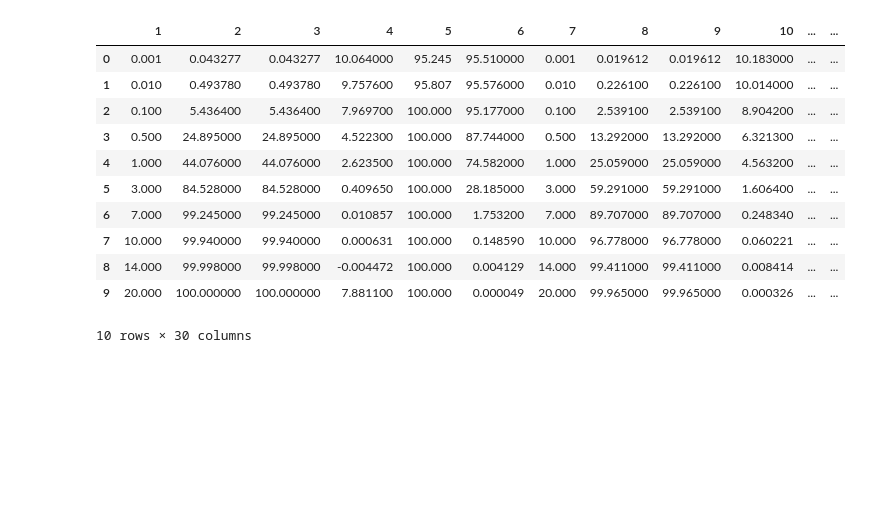
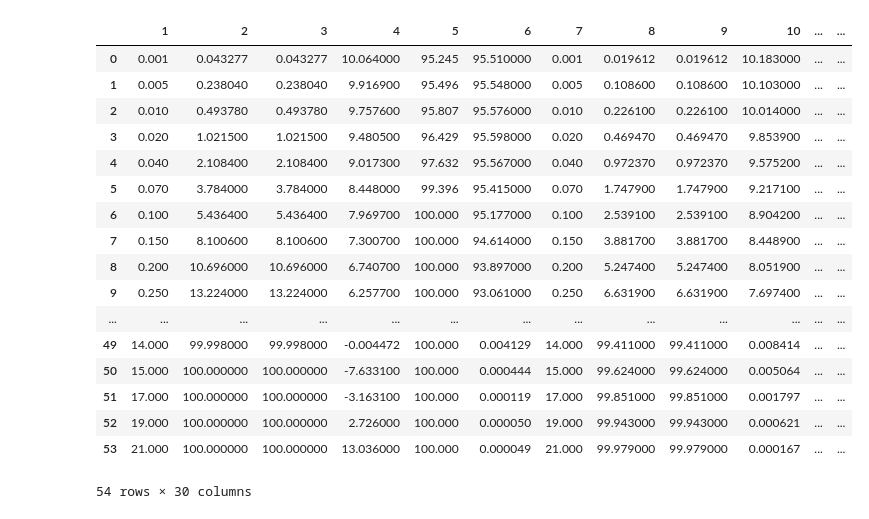
Before and after one commit to AGoussebaile/Catastrophe_Insurance, a Jupyter notebook: Num_Model/Graphes_results.ipynb, the cells around one changed output. Saved outputs shown, nothing was run; the diff lists cells and outputs as text; code cells hidden in the pictures; blank space fills up the shorter version.

```diff
--- a/Num_Model/Graphes_results.ipynb
+++ b/Num_Model/Graphes_results.ipynb
@@ -2,45 +2,51 @@
 import matplotlib.pyplot as plt
 import pandas as pd
 
-data = pd.read_csv('1nVar.csv') #comparative static on capital cost c
+#data = pd.read_csv('1nVar.csv') #comparative static on capital cost c
 #data = pd.read_csv('2etaVar.csv') #comparative static on risk aversion eta
 #data = pd.read_csv('3corVar.csv') #comparative static on risk correlation rho
-#data = pd.read_csv('4proVar.csv') #comparative static on probability p and loss L
+data = pd.read_csv('4proVar.csv') #comparative static on probability p and loss L
 
 data['1'] = data['1']*100
 data['7'] = data['7']*100
 data['13'] = data['13']*100
 data['19'] = data['19']*100
 data['25'] = data['25']*100
 data['4'] = data['4']*100
 data['10'] = data['10']*100
 data['16'] = data['16']*100
 data['22'] = data['22']*100
 data['28'] = data['28']*100
 data['5'] = data['5']*100
 data['11'] = data['11']*100
 data['17'] = data['17']*100
 data['23'] = data['23']*100
 data['29'] = data['29']*100
 data['6'] = data['6']*100
 data['12'] = data['12']*100
 data['18'] = data['18']*100
 data['24'] = data['24']*100
 data['30'] = data['30']*100
 data
 # %% [output]
 |  | 1 | 2 | 3 | 4 | 5 | 6 | 7 | 8 | 9 | 10 | ... | ... |
 | 0 | 0.001 | 0.043277 | 0.043277 | 10.064000 | 95.245 | 95.510000 | 0.001 | 0.019612 | 0.019612 | 10.183000 | ... | ... |
-| 1 | 0.010 | 0.493780 | 0.493780 | 9.757600 | 95.807 | 95.576000 | 0.010 | 0.226100 | 0.226100 | 10.014000 | ... | ... |
-| 2 | 0.100 | 5.436400 | 5.436400 | 7.969700 | 100.000 | 95.177000 | 0.100 | 2.539100 | 2.539100 | 8.904200 | ... | ... |
-| 3 | 0.500 | 24.895000 | 24.895000 | 4.522300 | 100.000 | 87.744000 | 0.500 | 13.292000 | 13.292000 | 6.321300 | ... | ... |
-| 4 | 1.000 | 44.076000 | 44.076000 | 2.623500 | 100.000 | 74.582000 | 1.000 | 25.059000 | 25.059000 | 4.563200 | ... | ... |
-| 5 | 3.000 | 84.528000 | 84.528000 | 0.409650 | 100.000 | 28.185000 | 3.000 | 59.291000 | 59.291000 | 1.606400 | ... | ... |
-| 6 | 7.000 | 99.245000 | 99.245000 | 0.010857 | 100.000 | 1.753200 | 7.000 | 89.707000 | 89.707000 | 0.248340 | ... | ... |
-| 7 | 10.000 | 99.940000 | 99.940000 | 0.000631 | 100.000 | 0.148590 | 10.000 | 96.778000 | 96.778000 | 0.060221 | ... | ... |
-| 8 | 14.000 | 99.998000 | 99.998000 | -0.004472 | 100.000 | 0.004129 | 14.000 | 99.411000 | 99.411000 | 0.008414 | ... | ... |
-| 9 | 20.000 | 100.000000 | 100.000000 | 7.881100 | 100.000 | 0.000049 | 20.000 | 99.965000 | 99.965000 | 0.000326 | ... | ... |
+| 1 | 0.005 | 0.238040 | 0.238040 | 9.916900 | 95.496 | 95.548000 | 0.005 | 0.108600 | 0.108600 | 10.103000 | ... | ... |
+| 2 | 0.010 | 0.493780 | 0.493780 | 9.757600 | 95.807 | 95.576000 | 0.010 | 0.226100 | 0.226100 | 10.014000 | ... | ... |
+| 3 | 0.020 | 1.021500 | 1.021500 | 9.480500 | 96.429 | 95.598000 | 0.020 | 0.469470 | 0.469470 | 9.853900 | ... | ... |
+| 4 | 0.040 | 2.108400 | 2.108400 | 9.017300 | 97.632 | 95.567000 | 0.040 | 0.972370 | 0.972370 | 9.575200 | ... | ... |
+| 5 | 0.070 | 3.784000 | 3.784000 | 8.448000 | 99.396 | 95.415000 | 0.070 | 1.747900 | 1.747900 | 9.217100 | ... | ... |
+| 6 | 0.100 | 5.436400 | 5.436400 | 7.969700 | 100.000 | 95.177000 | 0.100 | 2.539100 | 2.539100 | 8.904200 | ... | ... |
+| 7 | 0.150 | 8.100600 | 8.100600 | 7.300700 | 100.000 | 94.614000 | 0.150 | 3.881700 | 3.881700 | 8.448900 | ... | ... |
+| 8 | 0.200 | 10.696000 | 10.696000 | 6.740700 | 100.000 | 93.897000 | 0.200 | 5.247400 | 5.247400 | 8.051900 | ... | ... |
+| 9 | 0.250 | 13.224000 | 13.224000 | 6.257700 | 100.000 | 93.061000 | 0.250 | 6.631900 | 6.631900 | 7.697400 | ... | ... |
+| ... | ... | ... | ... | ... | ... | ... | ... | ... | ... | ... | ... | ... |
+| 49 | 14.000 | 99.998000 | 99.998000 | -0.004472 | 100.000 | 0.004129 | 14.000 | 99.411000 | 99.411000 | 0.008414 | ... | ... |
+| 50 | 15.000 | 100.000000 | 100.000000 | -7.633100 | 100.000 | 0.000444 | 15.000 | 99.624000 | 99.624000 | 0.005064 | ... | ... |
+| 51 | 17.000 | 100.000000 | 100.000000 | -3.163100 | 100.000 | 0.000119 | 17.000 | 99.851000 | 99.851000 | 0.001797 | ... | ... |
+| 52 | 19.000 | 100.000000 | 100.000000 | 2.726000 | 100.000 | 0.000050 | 19.000 | 99.943000 | 99.943000 | 0.000621 | ... | ... |
+| 53 | 21.000 | 100.000000 | 100.000000 | 13.036000 | 100.000 | 0.000049 | 21.000 | 99.979000 | 99.979000 | 0.000167 | ... | ... |
-10 rows × 30 columns
+54 rows × 30 columns
 # %%
 fig, axs = plt.subplots(3, 3)
 fig.set_figheight(12)
```
Also changed, not shown: parts of 1 cell of this notebook.
